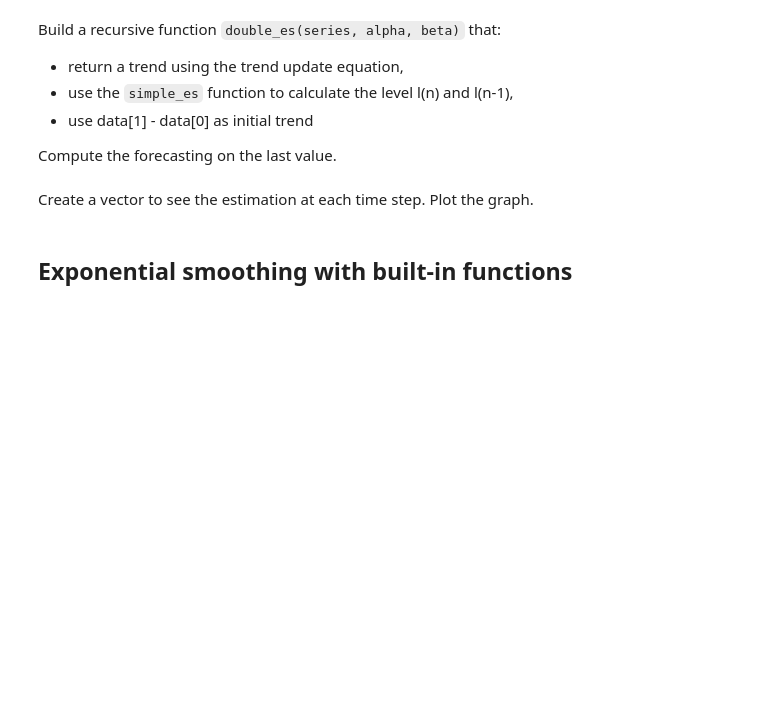
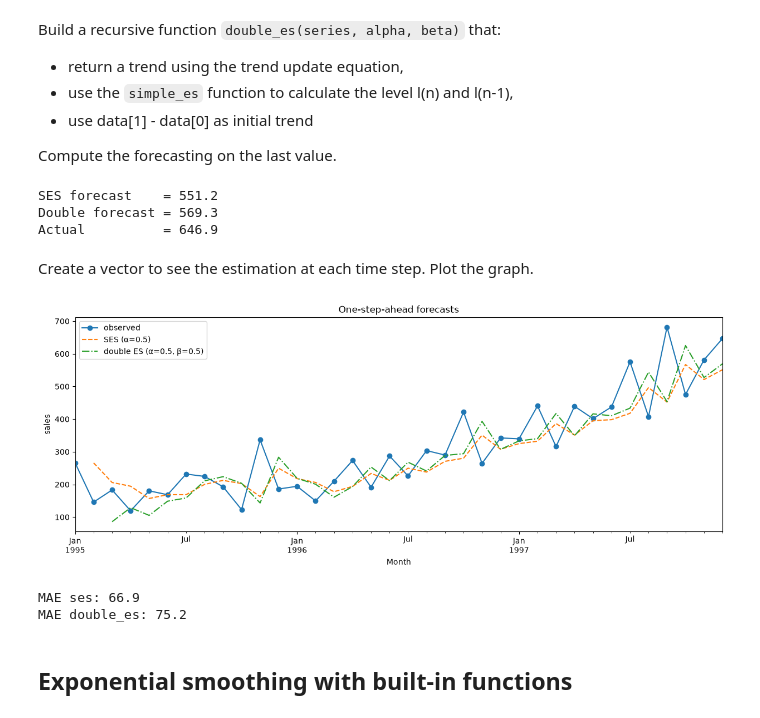
Before and after one commit to Giovanipt2/Time-Series, a Jupyter notebook: notebooks/exponential_smoothing.ipynb, the cells around one changed output. Drawn from its saved outputs; the diff is of its cells as text; code cells hidden in the pictures; blank space fills up the shorter version.

```diff
--- a/notebooks/exponential_smoothing.ipynb
+++ b/notebooks/exponential_smoothing.ipynb
@@ -49,8 +78,70 @@ Build a recursive function `double_es(series, alpha, beta)` that:
 - use data[1] - data[0] as initial trend
 
 Compute the forecasting on the last value.
+# %%
+def double_es(series: list[float], alpha: float, beta: float) -> float:
+    """Recursive function to calculate double exponential smoothing"""
+    if len(series) < 2:
+        raise ValueError("Series must have at least two data points for double exponential smoothing.")
+    if len(series) == 2:
+        return series[1] - series[0]
+    else:
+        level_n = simple_es(series, alpha)
+        level_n_minus_1 = simple_es(series[:-1], alpha)
+        trend_n = beta * (level_n - level_n_minus_1) + (1 - beta) * double_es(series[:-1], alpha, beta)
+
+        return trend_n
+# %%
+alpha, beta = 0.5, 0.5
+train = data[:-1]
+
+level = simple_es(train, alpha)
+trend = double_es(train, alpha, beta)
+forecast_des = level + 1 * trend          # h = 1
+
+print(f"SES forecast    = {simple_es(train, alpha):.1f}")
+print(f"Double forecast = {forecast_des:.1f}")
+print(f"Actual          = {data[-1]:.1f}")
+# %% [output]
+SES forecast    = 551.2
+Double forecast = 569.3
+Actual          = 646.9
 # %% [markdown]
 Create a vector to see the estimation at each time step. Plot the graph.
+# %%
+alpha, beta = 0.5, 0.5
+n = len(data)
+
+# One-step-ahead forecasts: the forecast for position t only uses data[:t].
+# SES needs >= 1 past point; double ES needs >= 2 (to define the initial trend).
+ses_forecasts = [np.nan] + [simple_es(data[:t], alpha) for t in range(1, n)]
+des_forecasts = [np.nan, np.nan] + [
+    simple_es(data[:t], alpha) + double_es(data[:t], alpha, beta) for t in range(2, n)
+]
+
+estimates = pd.DataFrame(
+    {"observed": data, "ses": ses_forecasts, "double_es": des_forecasts},
+    index=df.index,
+)
+
+fig, ax = plt.subplots()
+estimates["observed"].plot(ax=ax, marker="o", label="observed")
+estimates["ses"].plot(ax=ax, style="--", label=f"SES (α={alpha})")
+estimates["double_es"].plot(ax=ax, style="-.", label=f"double ES (α={alpha}, β={beta})")
+ax.set_ylabel("sales")
+ax.set_title("One-step-ahead forecasts")
+ax.legend()
+plt.show()
+
+# Mean absolute error over the common period (from the 3rd point on)
+errors = estimates.dropna()
+for model in ["ses", "double_es"]:
+    mae = (errors["observed"] - errors[model]).abs().mean()
+    print(f"MAE {model}: {mae:.1f}")
+# %% [output]
+[figure, added]
+MAE ses: 66.9
+MAE double_es: 75.2
 # %% [markdown]
 ## Exponential smoothing with built-in functions
 # %%
```
Also changed, not shown: parts of 14 cells of this notebook, 1 other file.
